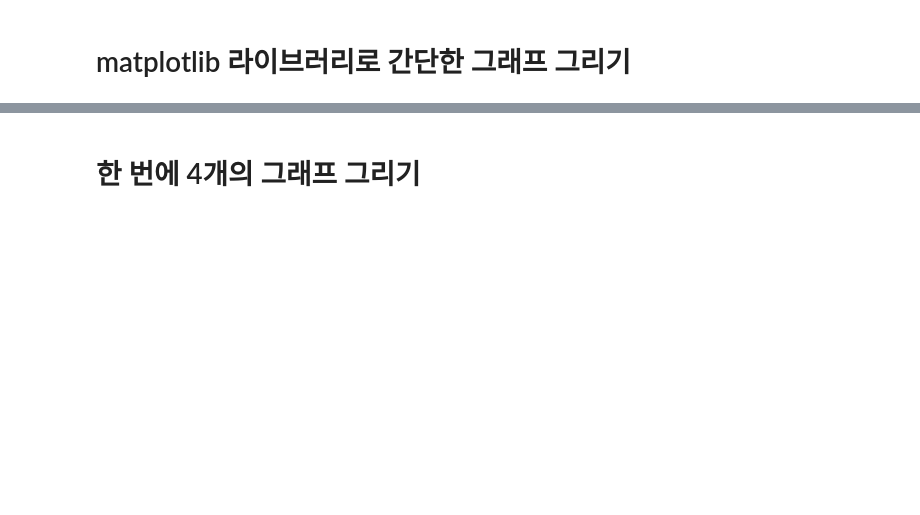
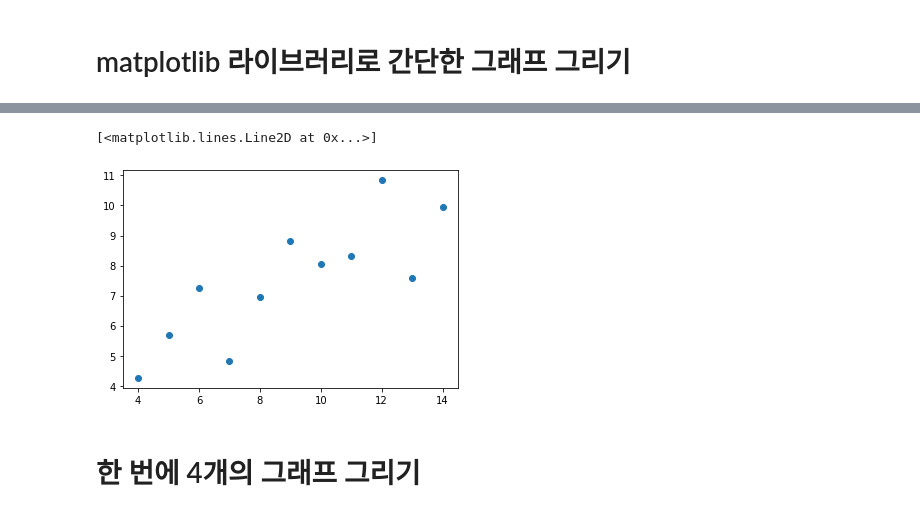
Before and after one commit to diligejy/PythonData, a Jupyter notebook: doit_pandas/notebook/04_practice.ipynb, the cells around one changed output, grey strips where cells are left out. Saved outputs shown, nothing was run; the diff lists cells and outputs as text; code cells hidden in the pictures; blank space fills up the shorter version.

```diff
--- a/doit_pandas/notebook/04_practice.ipynb
+++ b/doit_pandas/notebook/04_practice.ipynb
@@ -5,2 +42,7 @@
+# %%
+plt.plot(dataset_1['x'], dataset_1['y'], 'o')
+# %% [output]
+[<matplotlib.lines.Line2D at 0x...>]
+[figure, added]
 # %% [markdown]
 # 한 번에 4개의 그래프 그리기
```
Also changed, not shown: parts of 16 cells of this notebook.
